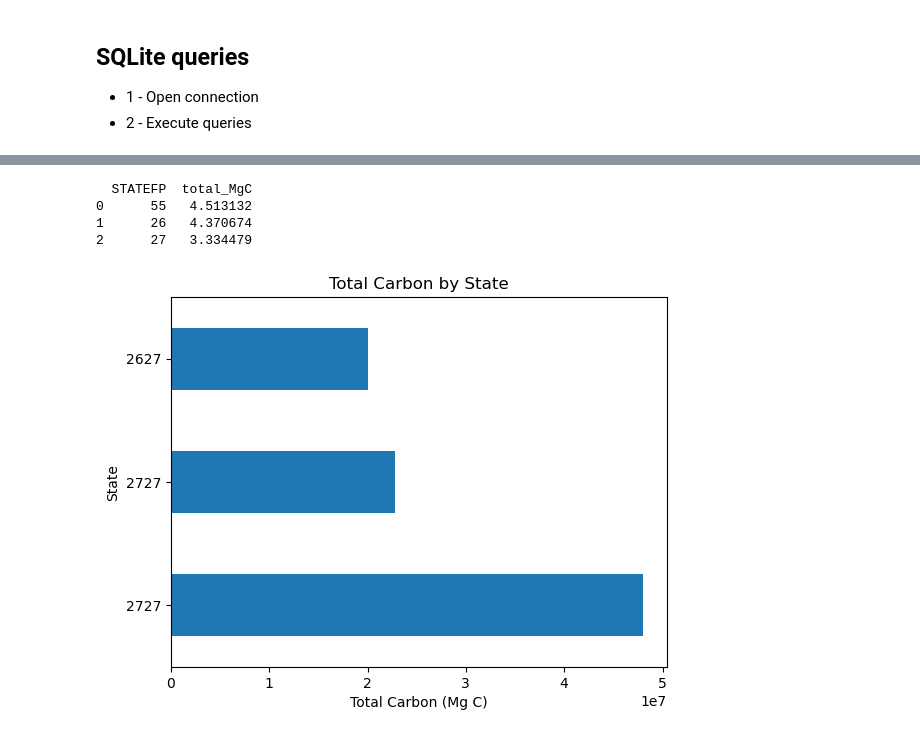
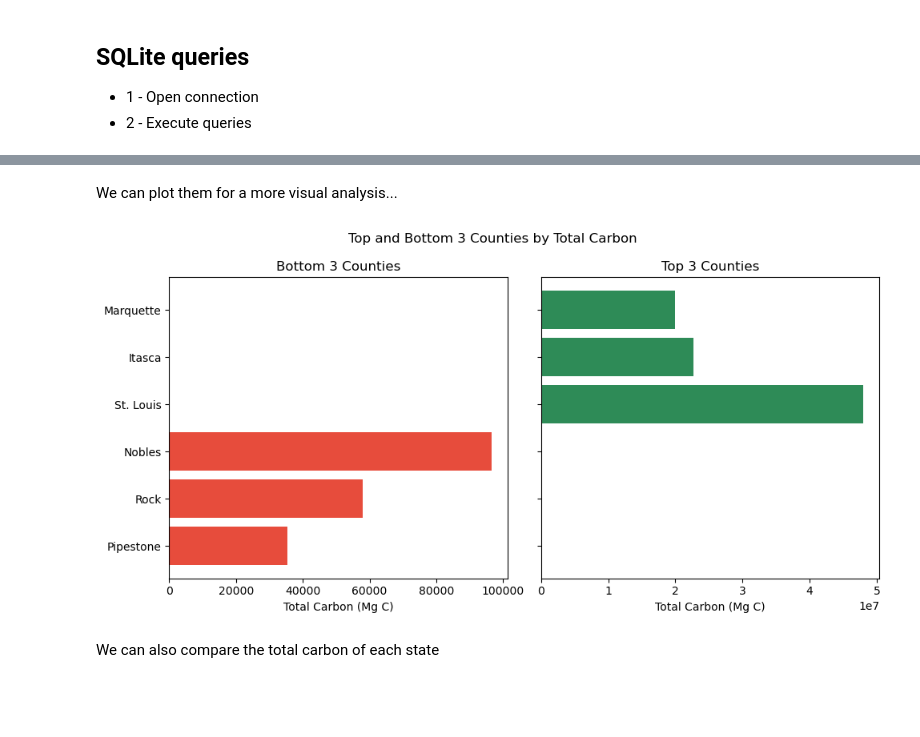
Before and after one commit to bernirazquin/Vizzuality_challenge, a Jupyter notebook: total_carbon_pipeline.ipynb, the cells around one changed output, grey strips where cells are left out. Saved outputs shown, nothing was run; the diff lists cells and outputs as text; code cells hidden in the pictures; blank space fills up the shorter version.

```diff
--- a/total_carbon_pipeline.ipynb
+++ b/total_carbon_pipeline.ipynb
@@ -330,25 +372,27 @@ print (top3 , bottom3)
-# %%
-carbon_density = pd.read_sql("""
-SELECT STATEFP,
-       SUM(total_MgC) / SUM(valid_pixels) AS total_MgC
-FROM total_carbon
-GROUP BY STATEFP
-ORDER BY total_MgC DESC;
-""", conn)
-
-print (carbon_density)
-# %% [output]
-  STATEFP  total_MgC
-0      55   4.513132
-1      26   4.370674
-2      27   3.334479
-# %%
-import matplotlib.pyplot as plt
-
-Top_bottom.plot(kind="barh", x="STATEFP", y="total_MgC", legend=False)
-plt.xlabel("Total Carbon (Mg C)")
-plt.ylabel("State")
-plt.title("Total Carbon by State")
-plt.show()
-# %% [output]
-[figure, removed]
+# %% [markdown]
+We can plot them for a more visual analysis...
+# %%
+import matplotlib.pyplot as plt
+
+fig, axes = plt.subplots(1, 2, figsize=(10, 5), sharey=True)
+
+# Left: bottom 3
+axes[0].barh(bottom3["NAME"], bottom3["total_MgC"], color="#E74C3C")
+axes[0].set_title("Bottom 3 Counties")
+axes[0].set_xlabel("Total Carbon (Mg C)")
+
+# Right: top 3
+axes[1].barh(top3["NAME"], top3["total_MgC"], color="#2E8B57")
+axes[1].set_title("Top 3 Counties")
+axes[1].set_xlabel("Total Carbon (Mg C)")
+
+for ax in axes:
+    ax.invert_yaxis()
+
+plt.suptitle("Top and Bottom 3 Counties by Total Carbon")
+plt.tight_layout()
+plt.show()
+# %% [output]
+[figure, added]
+# %% [markdown]
+We can also compare the total carbon of each state
```
Also changed, not shown: parts of 17 cells of this notebook.
